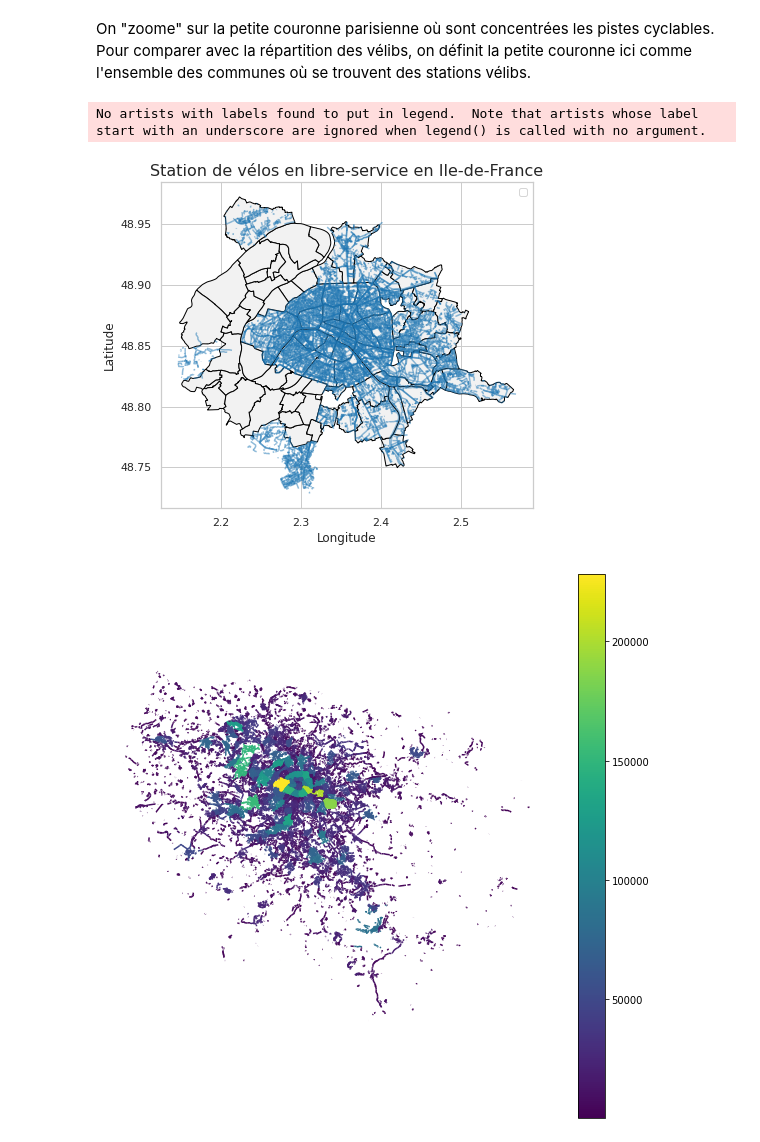
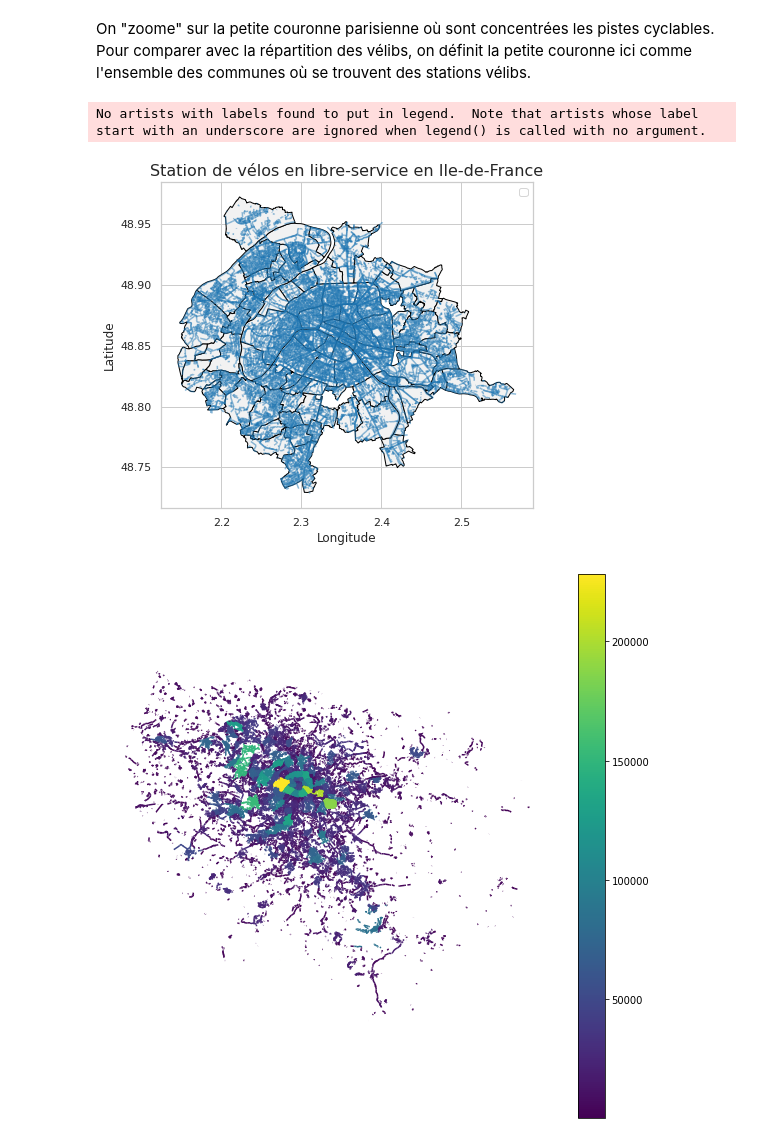
Before and after one commit to christellenguenang/Projet_Catherine_Christelle, a Jupyter notebook: 2_desc.ipynb, the cells around one changed output. Cells and saved outputs as stored; diff of their text form; code cells hidden in the pictures.

```diff
--- a/2_desc.ipynb
+++ b/2_desc.ipynb
@@ -226,29 +230,33 @@ ax.set_axis_off()
 # %% [markdown]
 On "zoome" sur la petite couronne parisienne où sont concentrées les pistes cyclables. Pour comparer avec la répartition des vélibs, on définit la petite couronne ici comme l'ensemble des communes où se trouvent des stations vélibs.
 # %%
-velo_spat_pc = velo_spat[(velo_spat['insee_com'].isin(['92002', '92019', '92060', '92047', '92076','92033']))
+velo_spat_pc = velo_spat[(velo_spat['insee_com'].str.startswith(('75', '92')))
                 | (velo_spat['insee_com'].isin(['95018', '94081', '94041', '94037', '94076', '94002',
                                                '94046', '94016', '94080', '94200', '94016', '94041', '94069',
                                                '94042', '94052', '94022', '94100', '94017', '93006', '93055',
                                                '93001', '93070', '93066', '93048', '94033', '93063', '93053',
-                                               '93063', '93008', '93064', '94018']))
-                | (velo_spat['insee_com'].isin(['75101','75102','75103','75104','75105','75106','75107','75108',
-                                                '75109','75110','75111','75112','75113','75114','75115','75116','75117',
-                                               '75118', '75119','75120']))]
+                                               '93063', '93008', '93064', '94018']))]
+
+communes_pc = communes[(communes['insee_com'].str.startswith(('75', '92')))
+                | (communes['insee_com'].isin(['95018', '94081', '94041', '94037', '94076', '94002',
+                                               '94046', '94016', '94080', '94200', '94016', '94041', '94069',
+                                               '94042', '94052', '94022', '94100', '94017', '93006', '93055',
+                                               '93001', '93070', '93066', '93048', '94033', '93063', '93053',
+                                               '93063', '93008', '93064', '94018']))]
 # %%
 fig, ax = plt.subplots(figsize = (11,6))
-com_velib.plot(ax=ax, color = '0.95', edgecolor = 'black')
+communes_pc.plot(ax=ax, color = '0.95', edgecolor = 'black')
 
 velo_spat_pc['geometry'].plot(ax=ax, color='tab:blue', alpha =0.5, markersize=20)
 
 plt.title('Station de vélos en libre-service en Ile-de-France', fontsize =16)
 ax.set_xlabel('Longitude', fontsize=12)
 ax.set_ylabel('Latitude', fontsize =12)
 plt.legend()
 plt.show()
 # %% [output]
 No artists with labels found to put in legend.  Note that artists whose label start with an underscore are ignored when legend() is called with no argument.
-[figure, old version]
+[figure, new version]
 # %%
 # Répartition des pistes cyclabes en île de France
 
```
Also changed, not shown: parts of 4 cells of this notebook.
